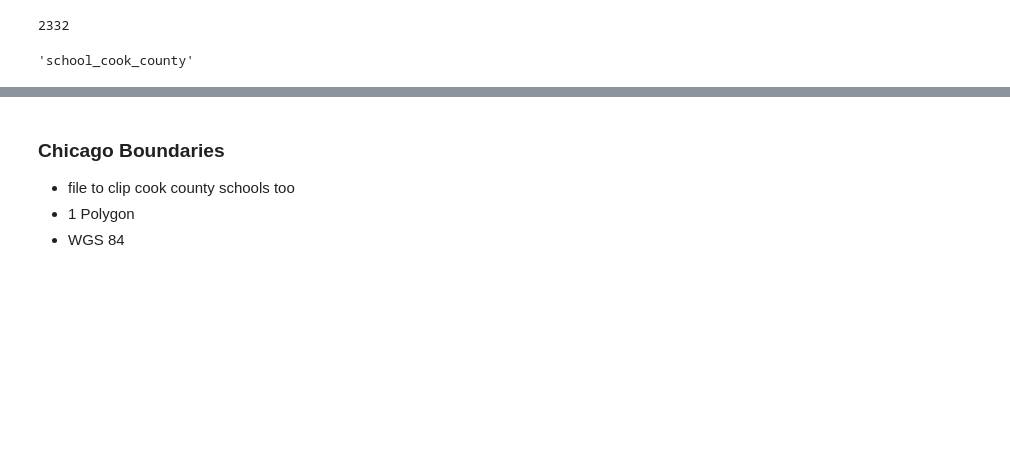
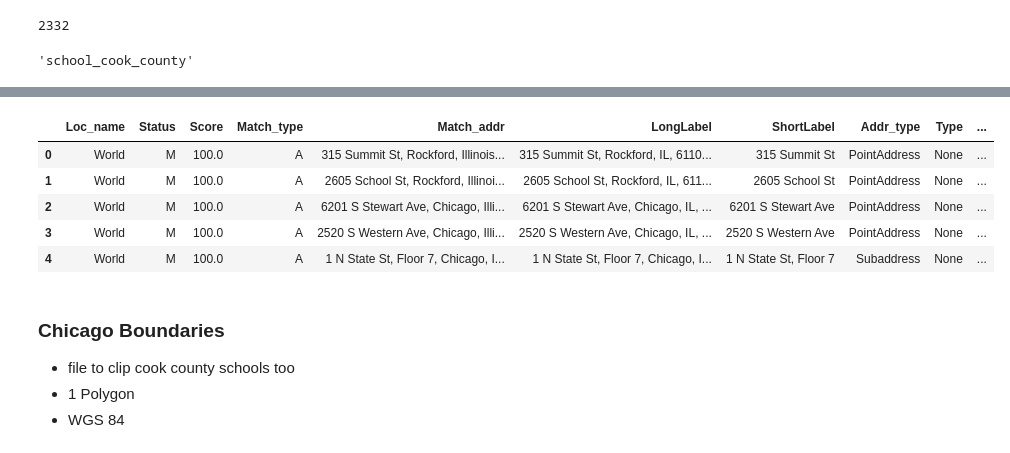
Before and after one commit to justinm0rgan/chicago400, a Jupyter notebook: data_gathering_chicago_400.ipynb, the cells around one changed output, grey strips where cells are left out. Saved outputs shown, nothing was run; the diff lists cells and outputs as text; code cells hidden in the pictures; blank space fills up the shorter version.

Commit message:
updated notebook with other cities data

```diff
--- a/data_gathering_chicago_400.ipynb
+++ b/data_gathering_chicago_400.ipynb
@@ -319,0 +322,4 @@ school_cook_county.name
+# %%
+schools_all = gpd.read_file("zip:///Users/justinwilliams/projects/chicago400/data/schools.zip")
+
+schools_all.name = "all_schools"
@@ -320,3 +363,12 @@ school_cook_county.name
+# %%
+schools_all.head()
+# %% [output]
+|  | Loc_name | Status | Score | Match_type | Match_addr | LongLabel | ShortLabel | Addr_type | Type | ... |
+| 0 | World | M | 100.0 | A | 315 Summit St, Rockford, Illinois... | 315 Summit St, Rockford, IL, 6110... | 315 Summit St | PointAddress | None | ... |
+| 1 | World | M | 100.0 | A | 2605 School St, Rockford, Illinoi... | 2605 School St, Rockford, IL, 611... | 2605 School St | PointAddress | None | ... |
+| 2 | World | M | 100.0 | A | 6201 S Stewart Ave, Chicago, Illi... | 6201 S Stewart Ave, Chicago, IL, ... | 6201 S Stewart Ave | PointAddress | None | ... |
+| 3 | World | M | 100.0 | A | 2520 S Western Ave, Chicago, Illi... | 2520 S Western Ave, Chicago, IL, ... | 2520 S Western Ave | PointAddress | None | ... |
+| 4 | World | M | 100.0 | A | 1 N State St, Floor 7, Chicago, I... | 1 N State St, Floor 7, Chicago, I... | 1 N State St, Floor 7 | Subaddress | None | ... |
 # %% [markdown]
 ### Chicago Boundaries
 
```
Also changed, not shown: parts of 18 cells of this notebook.
